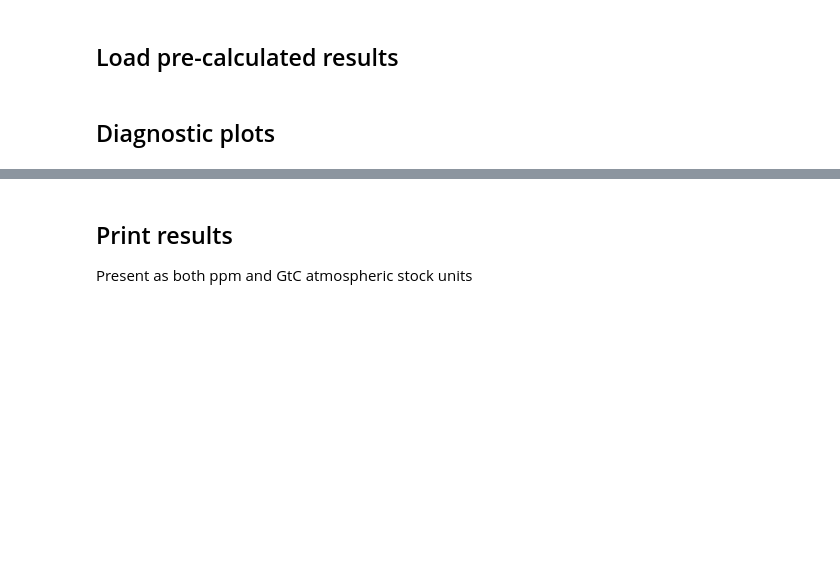
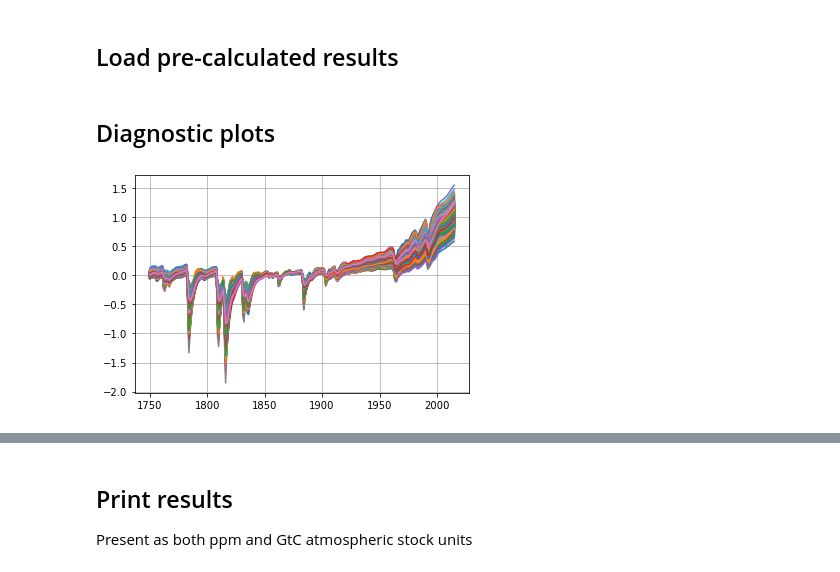
Before and after one commit to chrisroadmap/ar6-carbon-boxes, a Jupyter notebook: notebooks/020_diagnostic-plots.ipynb, the cells around one changed output, grey strips where cells are left out. Drawn from its saved outputs; the diff is of its cells as text; code cells hidden in the pictures; blank space fills up the shorter version.

```diff
--- a/notebooks/020_diagnostic-plots.ipynb
+++ b/notebooks/020_diagnostic-plots.ipynb
@@ -20,6 +20,8 @@ with open('../data_output/fair-1.6.4/fair-1.6.4-carbon-boxes.pkl', 'rb') as f:
 # %% [markdown]
 ## Diagnostic plots
 # %%
-pl.plot(np.arange(1750, 2021), results_out['temperatures'])
+pl.plot(np.arange(1750, 2016), results_out['temperatures'])
 pl.grid()
+# %% [output]
+[figure, added]
 # %%
```
Also changed, not shown: parts of 3 cells of this notebook, 5 other files.
